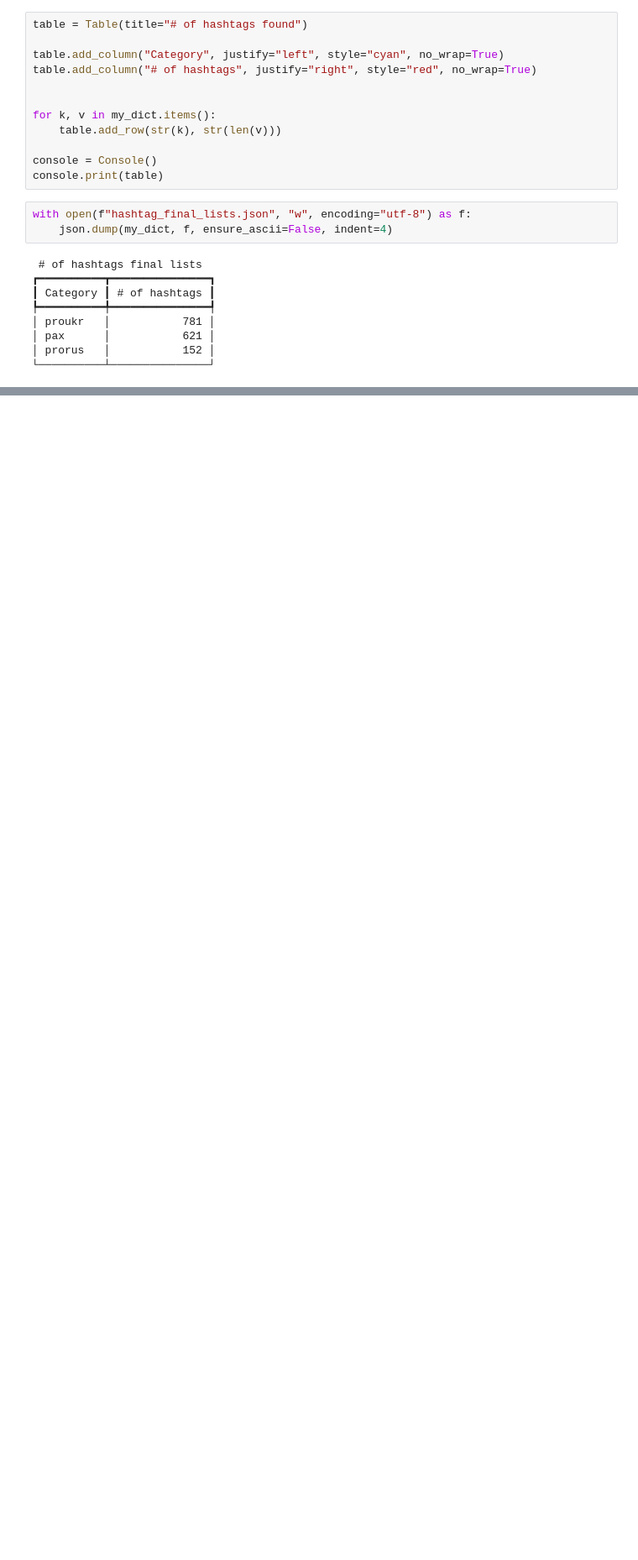
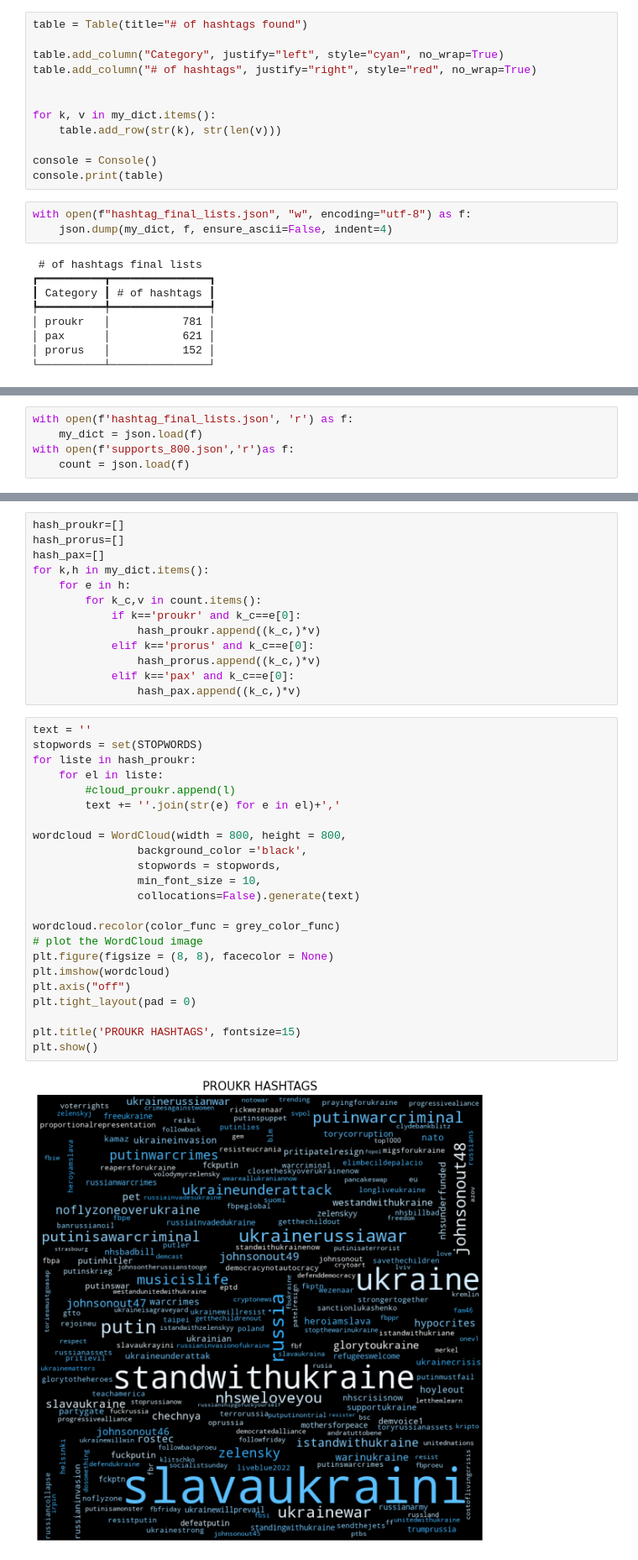
Before and after one commit to gatto/ds-network-analysis, a Jupyter notebook: py/net_building/1) hashtag_list with threshold.ipynb, the cells around one changed output, grey strips where cells are left out. Shown at 84% size. Cells and saved outputs as stored; diff of their text form; blank space fills up the shorter version.

```diff
--- a/py/net_building/1) hashtag_list with threshold.ipynb
+++ b/py/net_building/1) hashtag_list with threshold.ipynb
@@ -498,0 +578,5 @@ with open(f"hashtag_final_lists.json", "w", encoding="utf-8") as f:
+# %%
+with open(f'hashtag_final_lists.json', 'r') as f:
+    my_dict = json.load(f)
+with open(f'supports_800.json','r')as f:
+    count = json.load(f)
@@ -498,0 +623,38 @@ with open(f"hashtag_final_lists.json", "w", encoding="utf-8") as f:
+# %%
+hash_proukr=[]
+hash_prorus=[]
+hash_pax=[]
+for k,h in my_dict.items():
+    for e in h:
+        for k_c,v in count.items():
+            if k=='proukr' and k_c==e[0]:
+                hash_proukr.append((k_c,)*v)
+            elif k=='prorus' and k_c==e[0]:
+                hash_prorus.append((k_c,)*v)
+            elif k=='pax' and k_c==e[0]:
+                hash_pax.append((k_c,)*v)
+# %%
+text = ''
+stopwords = set(STOPWORDS)
+for liste in hash_proukr:
+    for el in liste:
+        #cloud_proukr.append(l)
+        text += ''.join(str(e) for e in el)+','
+
+wordcloud = WordCloud(width = 800, height = 800,
+                background_color ='black',
+                stopwords = stopwords,
+                min_font_size = 10,
+                collocations=False).generate(text)
+
+wordcloud.recolor(color_func = grey_color_func)
+# plot the WordCloud image
+plt.figure(figsize = (8, 8), facecolor = None)
+plt.imshow(wordcloud)
+plt.axis("off")
+plt.tight_layout(pad = 0)
+
+plt.title('PROUKR HASHTAGS', fontsize=15)
+plt.show()
+# %% [output]
+[figure, added]
```
Also changed, not shown: parts of 20 cells of this notebook, 4 other files.
